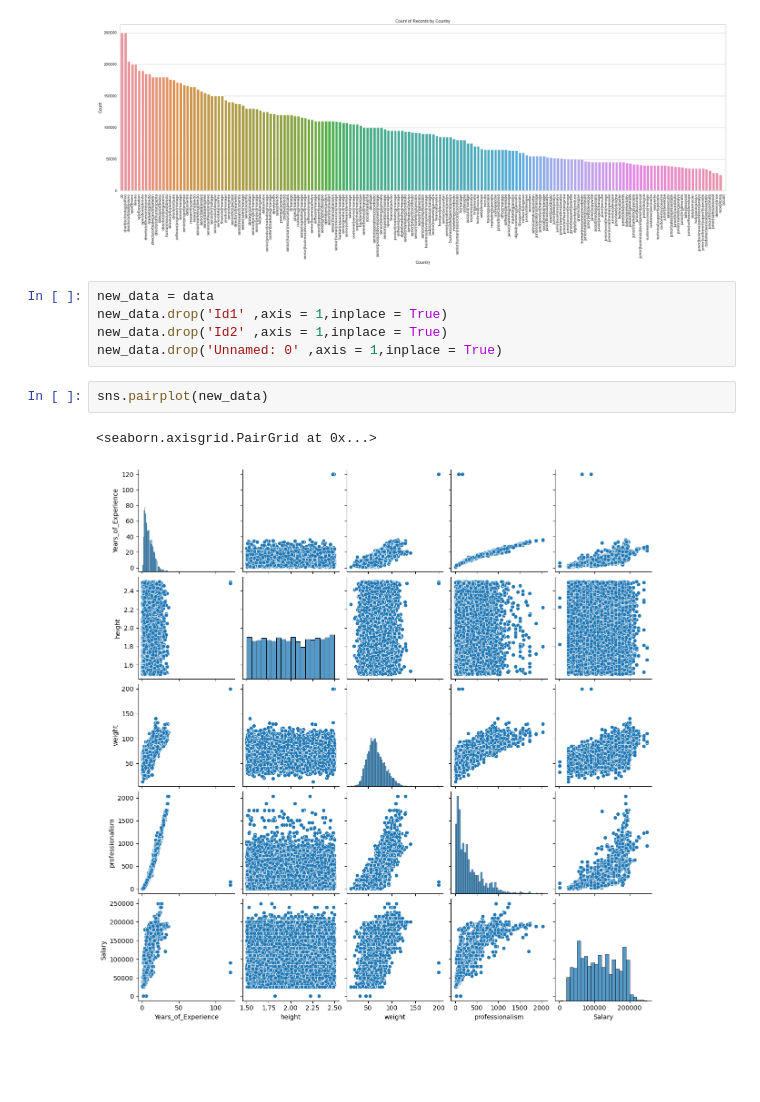
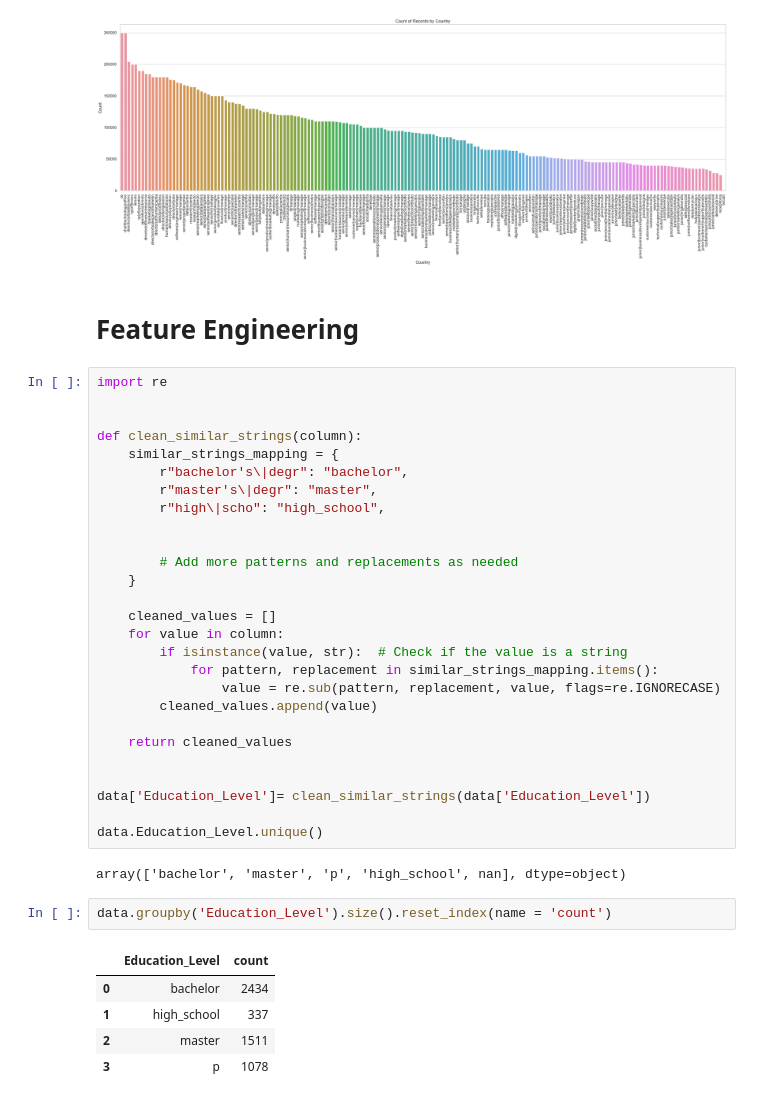
Before and after one commit to Saarle/Regression-Project, a Jupyter notebook: Regression_Project_.ipynb, the cells around one changed output. Cells and saved outputs as stored; diff of their text form; blank space fills up the shorter version.

```diff
--- a/Regression_Project_.ipynb
+++ b/Regression_Project_.ipynb
@@ -141,13 +158,42 @@ plt.title('Count of Records by Country')
 plt.tight_layout()
 # %% [output]
 [figure]
-# %%
-new_data = data
-new_data.drop('Id1' ,axis = 1,inplace = True)
-new_data.drop('Id2' ,axis = 1,inplace = True)
-new_data.drop('Unnamed: 0' ,axis = 1,inplace = True)
-# %%
-sns.pairplot(new_data)
-# %% [output]
-<seaborn.axisgrid.PairGrid at 0x...>
-[figure, removed]
+# %% [markdown]
+# **Feature Engineering**
+# %%
+import re
+
+
+def clean_similar_strings(column):
+    similar_strings_mapping = {
+        r"bachelor's\|degr": "bachelor",
+        r"master's\|degr": "master",
+        r"high\|scho": "high_school",
+
+
+        # Add more patterns and replacements as needed
+    }
+
+    cleaned_values = []
+    for value in column:
+        if isinstance(value, str):  # Check if the value is a string
+            for pattern, replacement in similar_strings_mapping.items():
+                value = re.sub(pattern, replacement, value, flags=re.IGNORECASE)
+        cleaned_values.append(value)
+
+    return cleaned_values
+
+
+data['Education_Level']= clean_similar_strings(data['Education_Level'])
+
+data.Education_Level.unique()
+# %% [output]
+array(['bachelor', 'master', 'p', 'high_school', nan], dtype=object)
+# %%
+data.groupby('Education_Level').size().reset_index(name = 'count')
+# %% [output]
+|  | Education_Level | count |
+| 0 | bachelor | 2434 |
+| 1 | high_school | 337 |
+| 2 | master | 1511 |
+| 3 | p | 1078 |
```
Also changed, not shown: parts of 11 cells of this notebook.
